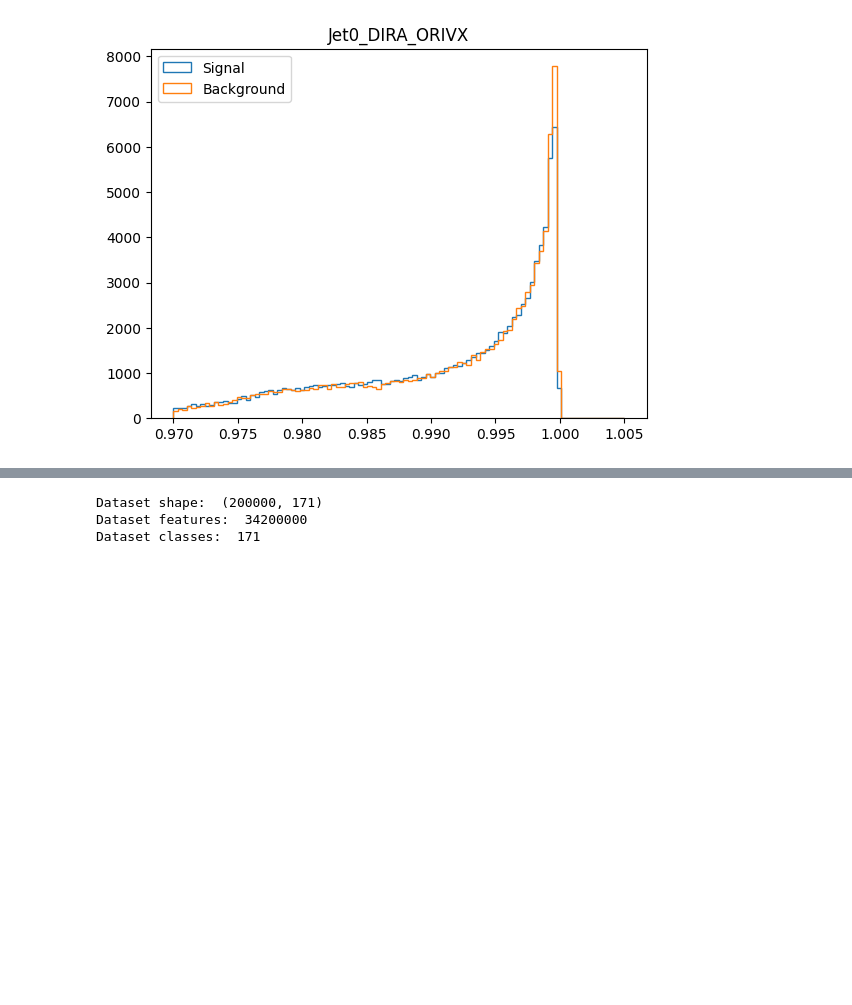
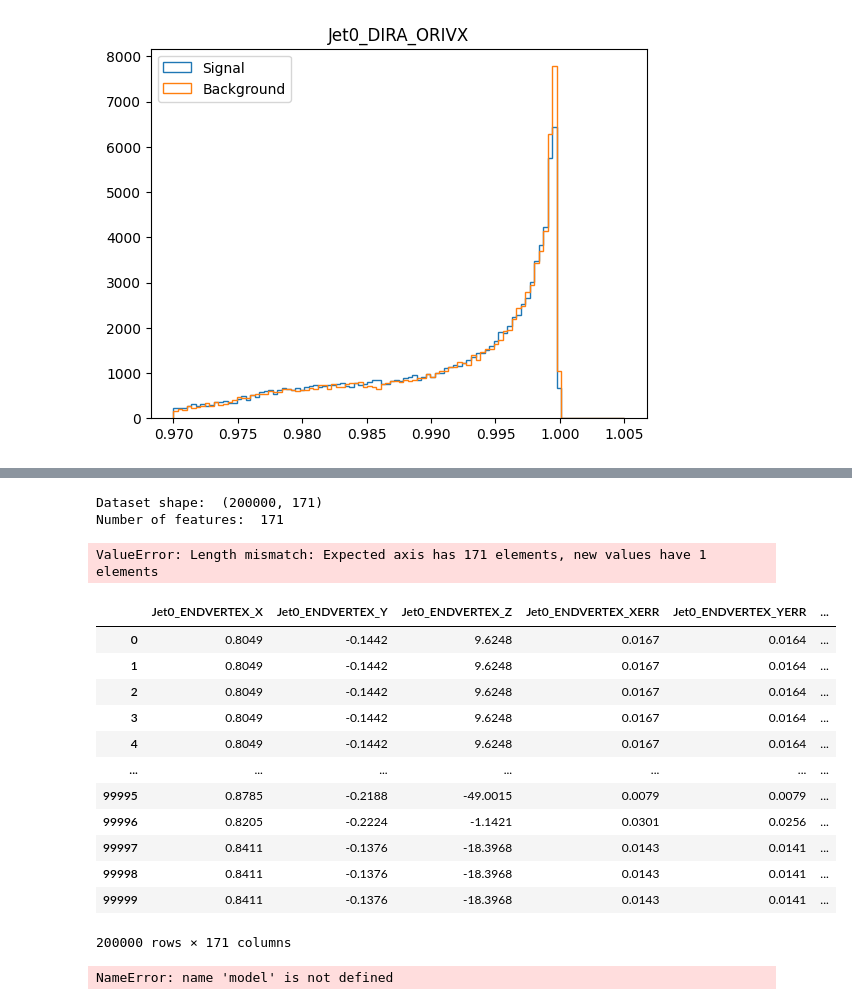
Before and after one commit to gpesticci/Jet-GNN, a Jupyter notebook: jetgnn.ipynb, the cells around one changed output, grey strips where cells are left out. Cells and saved outputs as stored; diff of their text form; code cells hidden in the pictures; blank space fills up the shorter version.

```diff
--- a/jetgnn.ipynb
+++ b/jetgnn.ipynb
@@ -173,14 +156,0 @@ custom_plot(df.Jet0_DIRA_ORIVX, df2.Jet0_DIRA_ORIVX, 100, [0.97,1.005], "Jet0_DI
-# %%
-# combine dataframes
-dataset = pd.concat([df, df2])
-dataset.num_features = dataset.size # unsure
-dataset.num_classes = len(dataset.columns) # unsure
-
-# nodes = entries (counts), edges = connections between nodes (unsure), features = attributes for each node (columns)
-print("Dataset shape: ", dataset.shape)
-print("Dataset features: ", dataset.num_features)
-print("Dataset classes: ", dataset.num_classes)
-# %% [output]
-Dataset shape:  (200000, 171)
-Dataset features:  34200000
-Dataset classes:  171
@@ -186,0 +169,38 @@ Dataset classes:  171
+# %%
+# combine dataframes
+data = pd.concat([df, df2])
+data.input_size = len(data.columns)
+
+
+print("Dataset shape: ", data.shape)
+print("Number of features: ", data.input_size)
+# %% [output]
+Dataset shape:  (200000, 171)
+Number of features:  171
+# %%
+targets_df = data
+targets_df.columns = ['targets']
+
+# creating tensor from targets_df
+torch_tensor = torch.tensor(targets_df['targets'].values)
+
+# printing out result
+print(torch_tensor)
+# %% [output]
+ValueError: Length mismatch: Expected axis has 171 elements, new values have 1 elements
+# %%
+data
+# %% [output]
+|  | Jet0_ENDVERTEX_X | Jet0_ENDVERTEX_Y | Jet0_ENDVERTEX_Z | Jet0_ENDVERTEX_XERR | Jet0_ENDVERTEX_YERR | ... |
+| 0 | 0.8049 | -0.1442 | 9.6248 | 0.0167 | 0.0164 | ... |
+| 1 | 0.8049 | -0.1442 | 9.6248 | 0.0167 | 0.0164 | ... |
+| 2 | 0.8049 | -0.1442 | 9.6248 | 0.0167 | 0.0164 | ... |
+| 3 | 0.8049 | -0.1442 | 9.6248 | 0.0167 | 0.0164 | ... |
+| 4 | 0.8049 | -0.1442 | 9.6248 | 0.0167 | 0.0164 | ... |
+| ... | ... | ... | ... | ... | ... | ... |
+| 99995 | 0.8785 | -0.2188 | -49.0015 | 0.0079 | 0.0079 | ... |
+| 99996 | 0.8205 | -0.2224 | -1.1421 | 0.0301 | 0.0256 | ... |
+| 99997 | 0.8411 | -0.1376 | -18.3968 | 0.0143 | 0.0141 | ... |
+| 99998 | 0.8411 | -0.1376 | -18.3968 | 0.0143 | 0.0141 | ... |
+| 99999 | 0.8411 | -0.1376 | -18.3968 | 0.0143 | 0.0141 | ... |
+200000 rows × 171 columns
@@ -186,0 +249,11 @@ Dataset classes:  171
+# %%
+input_size = 16
+channels = 20
+epochs = 1
+
+criterion = nn.CrossEntropyLoss()
+optimizer = torch.optim.Adam(model.parameters(), lr=0.01)
+
+model = GNN_Model(input_size, channels, GCNConv)
+# %% [output]
+NameError: name 'model' is not defined
```
Also changed, not shown: parts of 13 cells of this notebook.
